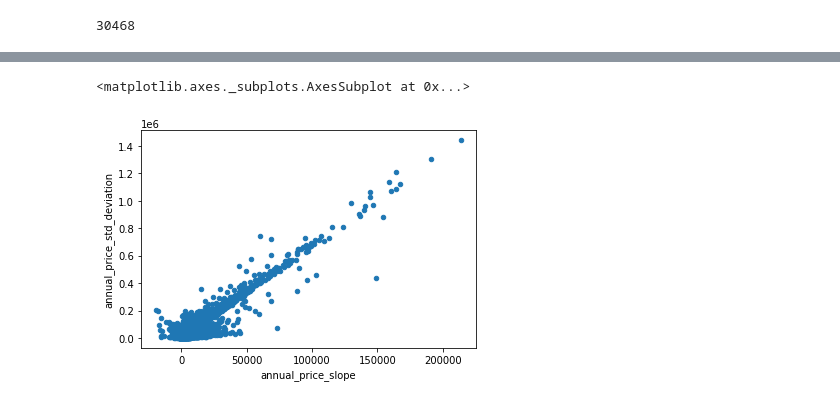
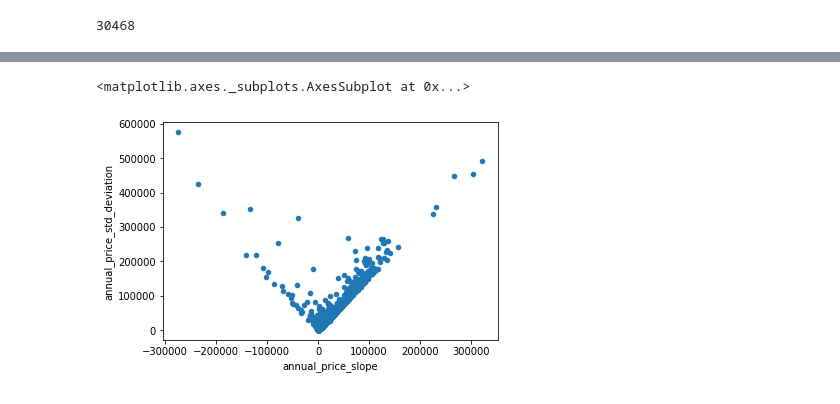
Before and after one commit to alexfraze/real_estate, a Jupyter notebook: eda.ipynb, the cells around one changed output, grey strips where cells are left out. Drawn from its saved outputs; the diff is of its cells as text; code cells hidden in the pictures.

Commit message:
last edits on 10/20

```diff
--- a/eda.ipynb
+++ b/eda.ipynb
@@ -16,8 +16,8 @@ twenty_ten_census_zip_populations = pd.read_csv("data/population_by_zip_2010.csv
 zip_populations = twenty_ten_census_zip_populations.groupby('zipcode')['population'].sum().reset_index()
 prices_with_pops = sfh_prices.merge(zip_populations, left_on="RegionName", right_on="zipcode")
 print(prices_with_pops.index.size)
-#filter to zips with atleast 5K people living there
-min_population = 5000
+#filter to zips with atleast 25K people living there
+min_population = 25000
 prices_with_pops = prices_with_pops[prices_with_pops.population>min_population]
 print(prices_with_pops.index.size)
 sfh_prices = prices_with_pops
@@ -33,12 +33,18 @@ melted_prices.date = pd.to_datetime(melted_prices.date)
 # %%
 # remove years/zips with null prices -> 693977/5044869 (~14%) null prices
 melted_prices = melted_prices[~(melted_prices.price.isnull())]
+# %%
+#add in the year distnace from the last date so we can perform regression on the price
+max_date = melted_prices.date.max()
+melted_prices['years_difference'] = (melted_prices.date-max_date)/(np.timedelta64(1, 'Y'))
+
+#filter to only datapoints from the last 5 years
+#can try other values here as it might be nice to include the 2008 crash as well
+melted_prices = melted_prices[melted_prices.years_difference>-5]
 # %%
-#add in the year distnace from the last date so we can perform regression on the price
-max_date = melted_prices.date.max()
-melted_prices['months_difference'] = (melted_prices.date-max_date)/(np.timedelta64(1, 'Y'))
+#calculate slope, std, and number datapoints
 zipcode_slopes = melted_prices.sort_values(["RegionName", "date"]).groupby("RegionName").apply(
-            lambda x: linregress(x.months_difference, x['price'])[0]).round()
+            lambda x: linregress(x.years_difference, x['price'])[0]).round()
 zipcode_slopes.name = "annual_price_slope"
 zipcode_stds = melted_prices.groupby("RegionName")['price'].std().round()
 zipcode_stds.name = "annual_price_std_deviation"
@@ -53,9 +53,9 @@ See the caveats in the documentation: https://pandas.pydata.org/pandas-docs/stab
 # %%
 ten_year_slope_and_stds = pd.concat([zipcode_slopes, zipcode_stds, zipcode_datapoints], axis=1)
-#lets filter to zipcodes with atleast 1.5 years of data?
-ten_year_slope_and_stds =  ten_year_slope_and_stds[ten_year_slope_and_stds.total_data_points>=18]
+#lets filter to zipcodes with atleast 3 years of data?
+ten_year_slope_and_stds =  ten_year_slope_and_stds[ten_year_slope_and_stds.total_data_points>=36]
 
 ten_year_slope_and_stds.plot.scatter(x="annual_price_slope", y="annual_price_std_deviation")
 # %% [output]
 <matplotlib.axes._subplots.AxesSubplot at 0x...>
-[figure, old version]
+[figure, new version]
```
Also changed, not shown: parts of 7 cells of this notebook, 1 other file.
